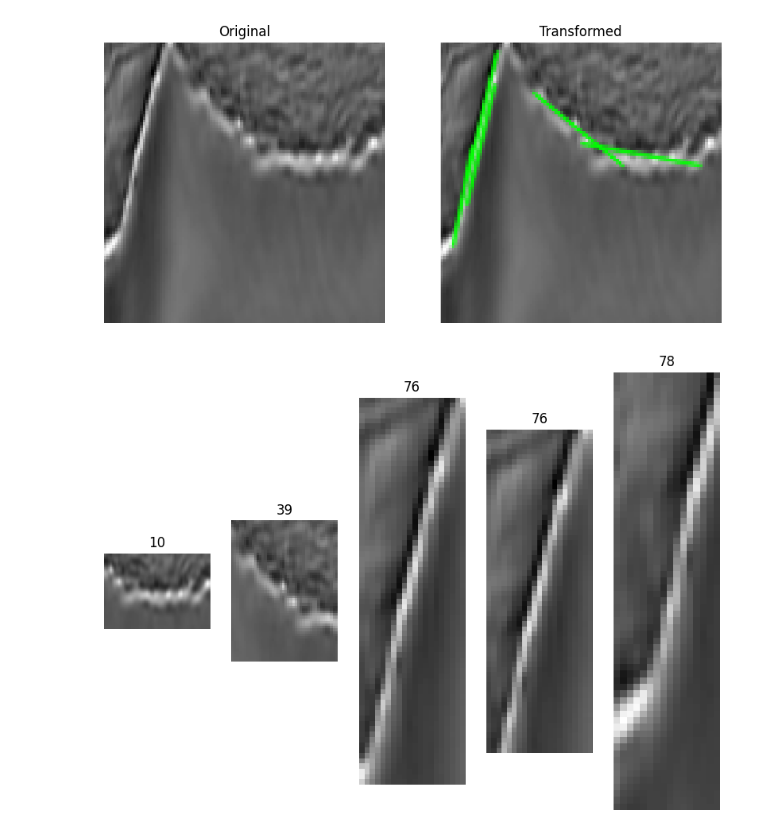
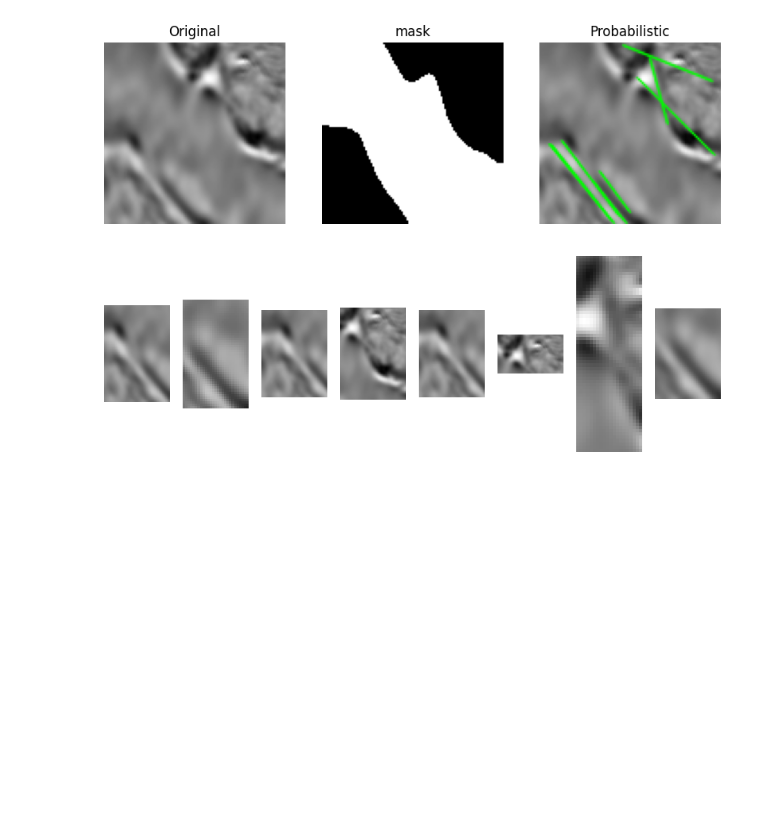
Before and after one commit to lucterres/textureSSD, a Jupyter notebook: angles.ipynb, the cells around one changed output. Cells and saved outputs as stored; diff of their text form; code cells hidden in the pictures; blank space fills up the shorter version.

```diff
--- a/angles.ipynb
+++ b/angles.ipynb
@@ -178,0 +157,10 @@ original = cv2.imread(sample_path)
+# %%
+
+sample_path="tgs_salt/0bdd44d530.png"
+mask_path  ="tgs_salt/0a1742c740Mask.png"
+
+original = cv2.imread(sample_path)
+mask = cv2.imread(mask_path,0)
+patches, linesP = probHough(mask, original, tresh = 20, minPoints=10, maxGap=10)
+show3Images(original,mask,linesP )
+dispArrayImages(patches)
@@ -179,10 +170,11 @@ original = cv2.imread(sample_path)
 # %%
-sample_path="tgs_salt/0bdd44d530.png"
-mask_path  ="tgs_salt/0bdd44d530Mask.png"
+sample_path="tgs_salt/0a1742c740.png"
+mask_path  ="tgs_salt/0a1742c740Mask.png"
+
 original = cv2.imread(sample_path)
+patches, linesP = probHough(original, original, tresh = 20, minPoints=20, maxGap=10)
+show3Images(original,mask,linesP )
+dispArrayImages(patches)
+# %% [output]
+[figure, added]
+[figure, added]
-# %%
-patches, linesP = probHough(original, tresh = 20, minPoints=25, maxGap=5)
-dispArrayImages(patches)
-# %% [output]
-[figure, removed]
-[figure, removed]
```
Also changed, not shown: parts of 23 cells of this notebook, 10 other files.
